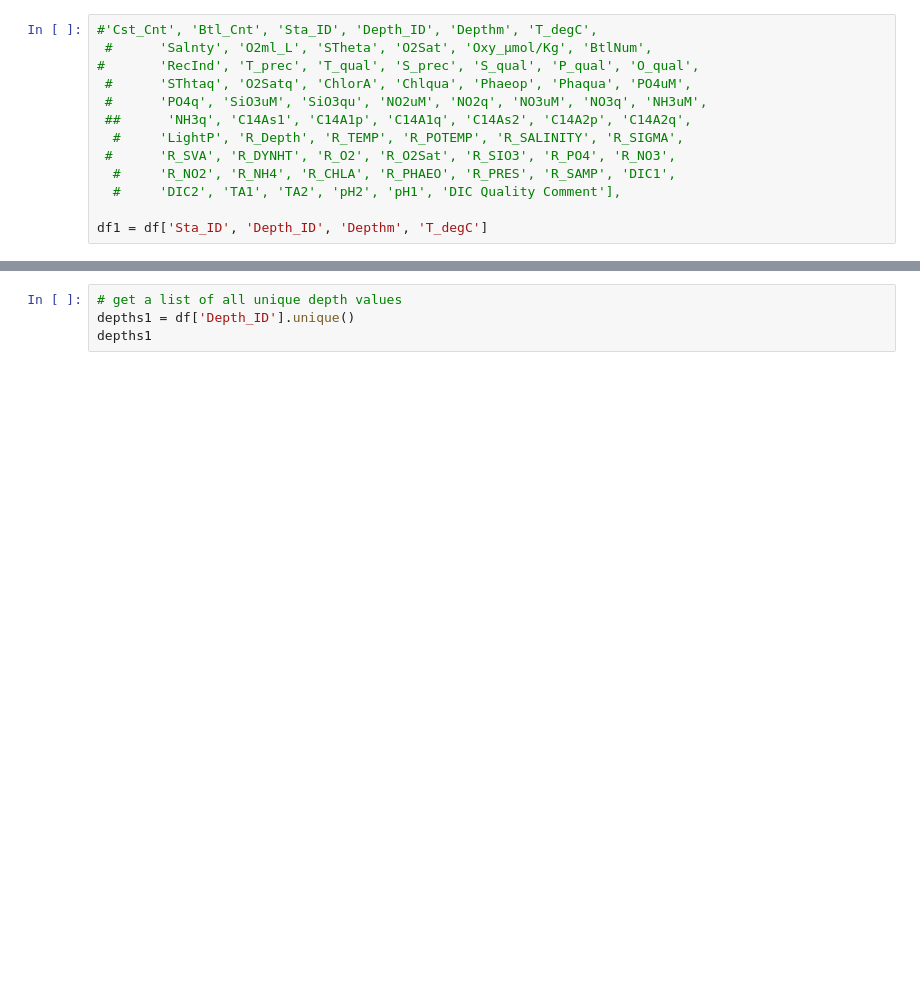
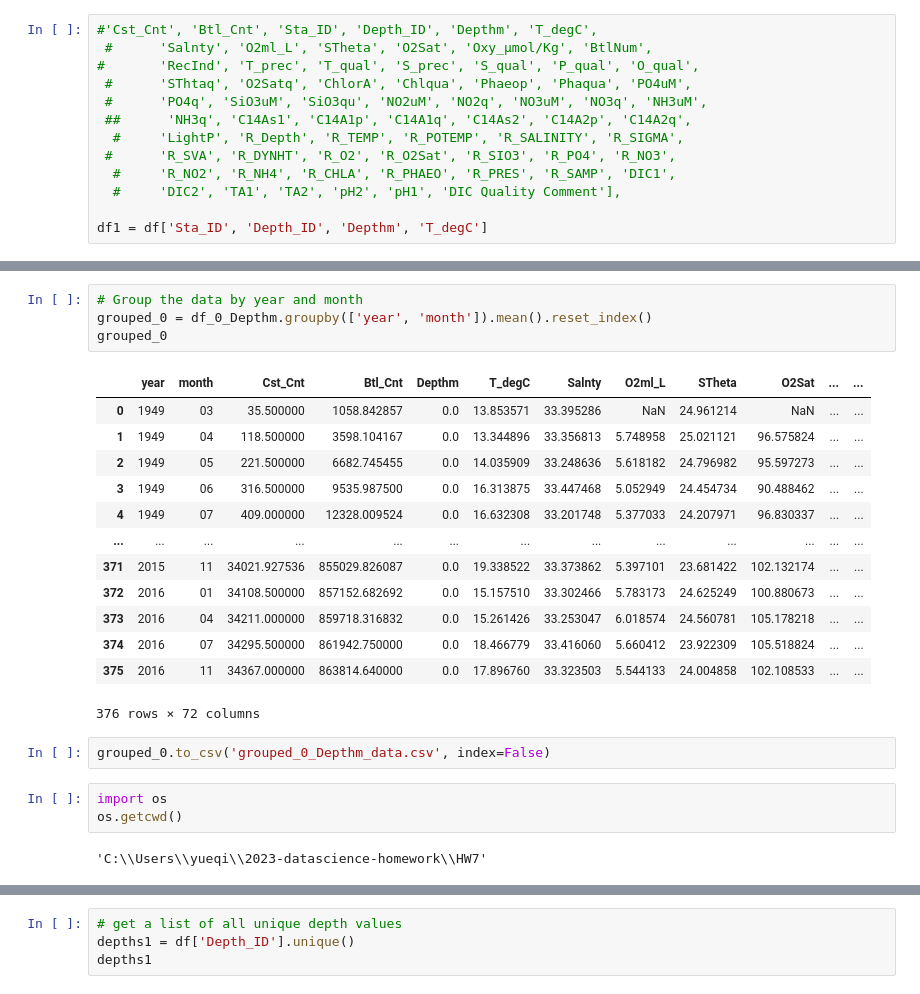
Before and after one commit to JackieAttack/COMP5360_Final_Project, a Jupyter notebook: COMP5360_Final_Project_Yueqin_edit_03312022.ipynb, the cells around one changed output, grey strips where cells are left out. Cells and saved outputs as stored; diff of their text form; blank space fills up the shorter version.

```diff
--- a/COMP5360_Final_Project_Yueqin_edit_03312022.ipynb
+++ b/COMP5360_Final_Project_Yueqin_edit_03312022.ipynb
@@ -286,0 +347,25 @@ df1 = df['Sta_ID', 'Depth_ID', 'Depthm', 'T_degC']
+# %%
+# Group the data by year and month
+grouped_0 = df_0_Depthm.groupby(['year', 'month']).mean().reset_index()
+grouped_0
+# %% [output]
+|  | year | month | Cst_Cnt | Btl_Cnt | Depthm | T_degC | Salnty | O2ml_L | STheta | O2Sat | ... | ... |
+| 0 | 1949 | 03 | 35.500000 | 1058.842857 | 0.0 | 13.853571 | 33.395286 | NaN | 24.961214 | NaN | ... | ... |
+| 1 | 1949 | 04 | 118.500000 | 3598.104167 | 0.0 | 13.344896 | 33.356813 | 5.748958 | 25.021121 | 96.575824 | ... | ... |
+| 2 | 1949 | 05 | 221.500000 | 6682.745455 | 0.0 | 14.035909 | 33.248636 | 5.618182 | 24.796982 | 95.597273 | ... | ... |
+| 3 | 1949 | 06 | 316.500000 | 9535.987500 | 0.0 | 16.313875 | 33.447468 | 5.052949 | 24.454734 | 90.488462 | ... | ... |
+| 4 | 1949 | 07 | 409.000000 | 12328.009524 | 0.0 | 16.632308 | 33.201748 | 5.377033 | 24.207971 | 96.830337 | ... | ... |
+| ... | ... | ... | ... | ... | ... | ... | ... | ... | ... | ... | ... | ... |
+| 371 | 2015 | 11 | 34021.927536 | 855029.826087 | 0.0 | 19.338522 | 33.373862 | 5.397101 | 23.681422 | 102.132174 | ... | ... |
+| 372 | 2016 | 01 | 34108.500000 | 857152.682692 | 0.0 | 15.157510 | 33.302466 | 5.783173 | 24.625249 | 100.880673 | ... | ... |
+| 373 | 2016 | 04 | 34211.000000 | 859718.316832 | 0.0 | 15.261426 | 33.253047 | 6.018574 | 24.560781 | 105.178218 | ... | ... |
+| 374 | 2016 | 07 | 34295.500000 | 861942.750000 | 0.0 | 18.466779 | 33.416060 | 5.660412 | 23.922309 | 105.518824 | ... | ... |
+| 375 | 2016 | 11 | 34367.000000 | 863814.640000 | 0.0 | 17.896760 | 33.323503 | 5.544133 | 24.004858 | 102.108533 | ... | ... |
+376 rows × 72 columns
+# %%
+grouped_0.to_csv('grouped_0_Depthm_data.csv', index=False)
+# %%
+import os
+os.getcwd()
+# %% [output]
+'C:\\Users\\yueqi\\2023-datascience-homework\\HW7'
```
Also changed, not shown: parts of 6 cells of this notebook.
